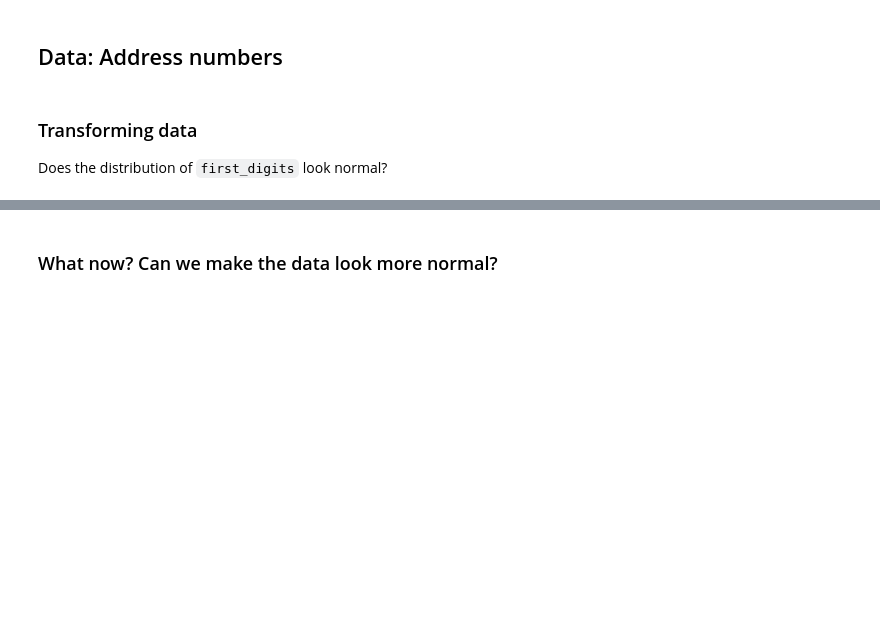
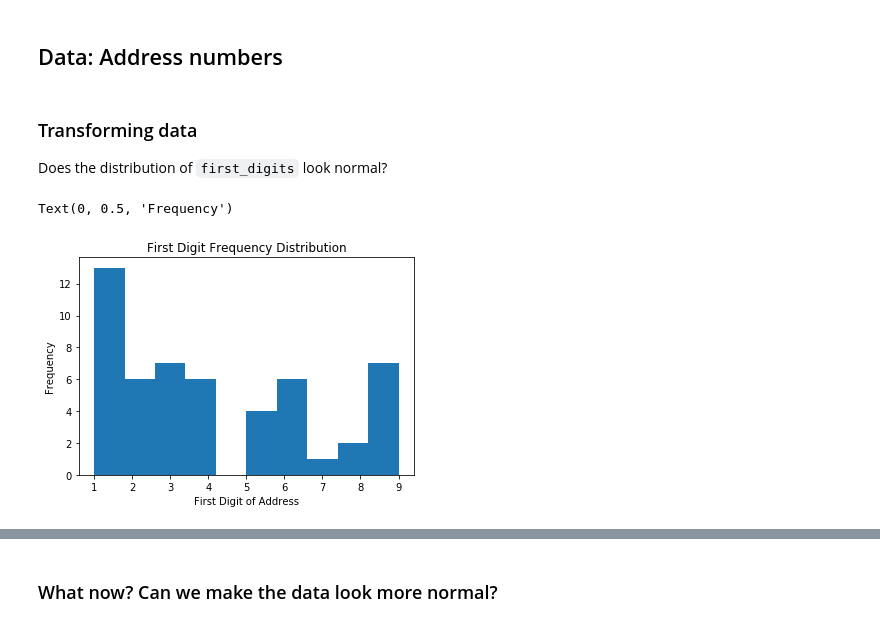
Before and after one commit to asizemore/ENM_375_lecture_code, a Jupyter notebook: lecture_16_03_26_2020/Lecture_16_exercises.ipynb, the cells around one changed output, grey strips where cells are left out. Saved outputs shown, nothing was run; the diff lists cells and outputs as text; code cells hidden in the pictures; blank space fills up the shorter version.

```diff
--- a/lecture_16_03_26_2020/Lecture_16_exercises.ipynb
+++ b/lecture_16_03_26_2020/Lecture_16_exercises.ipynb
@@ -22,8 +16,20 @@ first_digits = [1., 1., 5., 6., 2., 1., 4., 3., 1., 6., 6., 1., 9., 9., 4., 3.,
+# %%
+first_digits = [3., 4., 9., 1., 4., 2., 5., 1., 2., 2., 7., 6., 5., 8., 6., 1., 1.,
+       9., 3., 4., 4., 3., 6., 3., 9., 1., 4., 2., 9., 1., 3., 1., 5., 6.,
+       5., 9., 1., 4., 2., 9., 1., 1., 1., 2., 1., 6., 3., 6., 8., 3., 9., 1.]
 # %% [markdown]
 ### Transforming data
 
 Does the distribution of `first_digits` look normal?
 # %%
 ## Plot the distribution of first_digits as a first check
+
+plt.hist(first_digits)
+plt.title('First Digit Frequency Distribution')
+plt.xlabel('First Digit of Address')
+plt.ylabel('Frequency');
+# %% [output]
+Text(0, 0.5, 'Frequency')
+[figure, added]
 # %%
 ## Show the normal quantile plot
```
Also changed, not shown: parts of 8 cells of this notebook, 3 other files.
